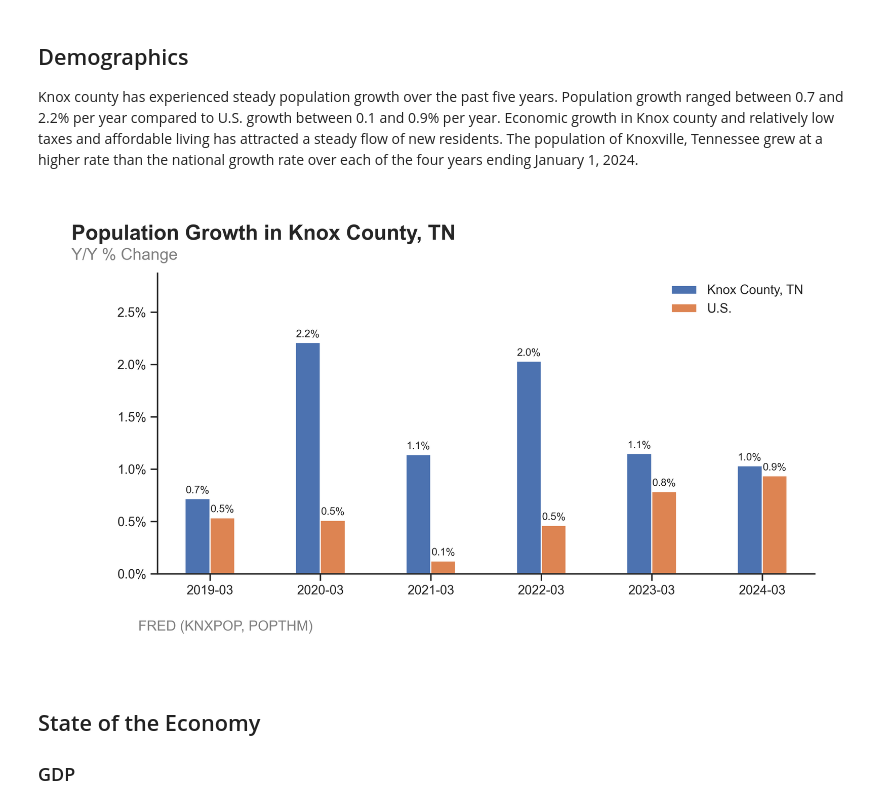
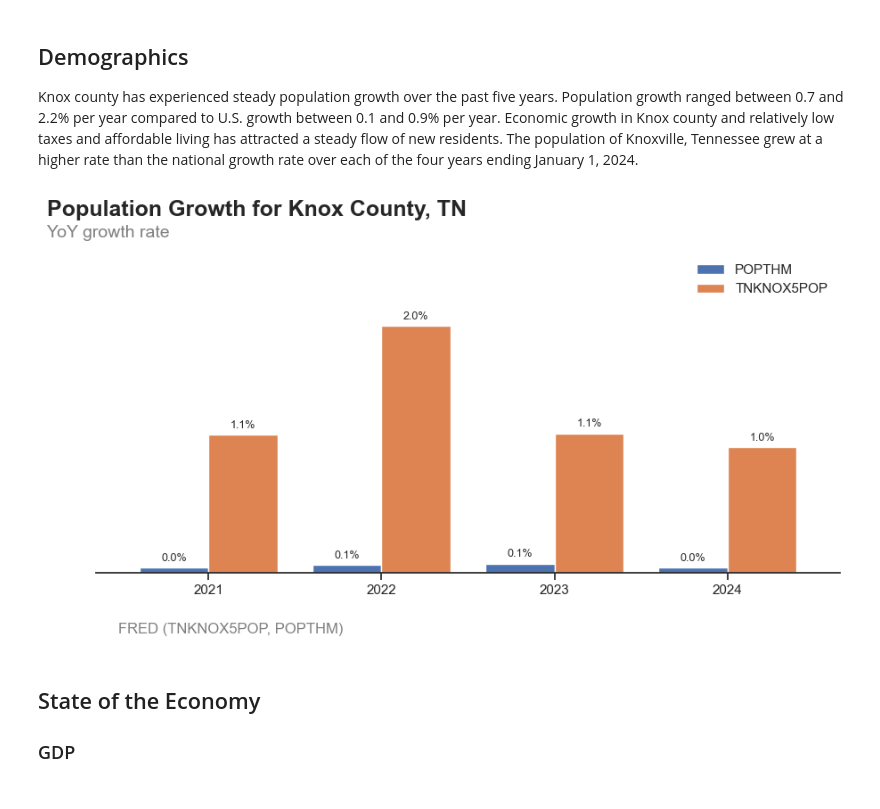
Before and after one commit to aaron-san/ancient-heights, a Jupyter notebook: index.ipynb, the cells around one changed output. Cells and saved outputs as stored; diff of their text form; code cells hidden in the pictures.

Commit message:
update plots

```diff
--- a/index.ipynb
+++ b/index.ipynb
@@ -464,12 +480,51 @@ NameError: name 'df' is not defined
 ## Demographics
 
 Knox county has experienced steady population growth over the past five years. Population growth ranged between 0.7 and 2.2% per year compared to U.S. growth between 0.1 and 0.9% per year. Economic growth in Knox county and relatively low taxes and affordable living has attracted a steady flow of new residents. The population of Knoxville, Tennessee grew at a higher rate than the national growth rate over each of the four years ending January 1, 2024.
+# %%
+# Population Plot
+
+pop_us = pd.read_csv(
+    "data/cleaned/POPTHM.csv", index_col="Date"
+)  # , parse_dates=["Date"])
+pop_knox = pd.read_csv(
+    "data/cleaned/TNKNOX5POP.csv", index_col="Date"
+)  # , parse_dates=["Date"]
+
+pop = pop_us.join(pop_knox)
+pop = pop.loc["2020-12-31":, ["POPTHM", "TNKNOX5POP"]]
+
+long = pop.melt(ignore_index=False)
+long.dropna(inplace=True)
+
+long["pct_chg"] = long.groupby("variable")["value"].pct_change()
+long.dropna(inplace=True)
+wide = long.pivot_table(index=long.index, columns="variable", values="pct_chg")
+
+wide.dropna(inplace=True)
+
+bar_plots.plot_bars(
+    df=wide,
+    y=["POPTHM", "TNKNOX5POP"],
+    footnote="FRED (TNKNOX5POP, POPTHM)",
+    title="Population Growth for Knox County, TN",
+    subtitle="YoY growth rate",
+    date_format="%Y",
+    hide_yaxis=True,
+    bar_width=0.8,
+    # legend_labels=["Knox County, TN", "U.S."],
+    file_name="population",
+    show=True,
+)
+
+# pop_growth = pop_growth.pivot(columns="variable", values="pct_chg")
+# pop_growth.index.name = None
+# pop_growth.columns.name = "Date"
+# %% [output]
+[figure, added]
 # %%
-from IPython.display import Image, display
+# from IPython.display import Image, display
 
-display(Image(filename="plots/pop_growth.png"))
+# display(Image(filename="plots/pop_growth.png"))
-# %% [output]
-[figure, removed]
 # %% [markdown]
 ## State of the Economy
 
```
Also changed, not shown: parts of 9 cells of this notebook, 11 other files.
